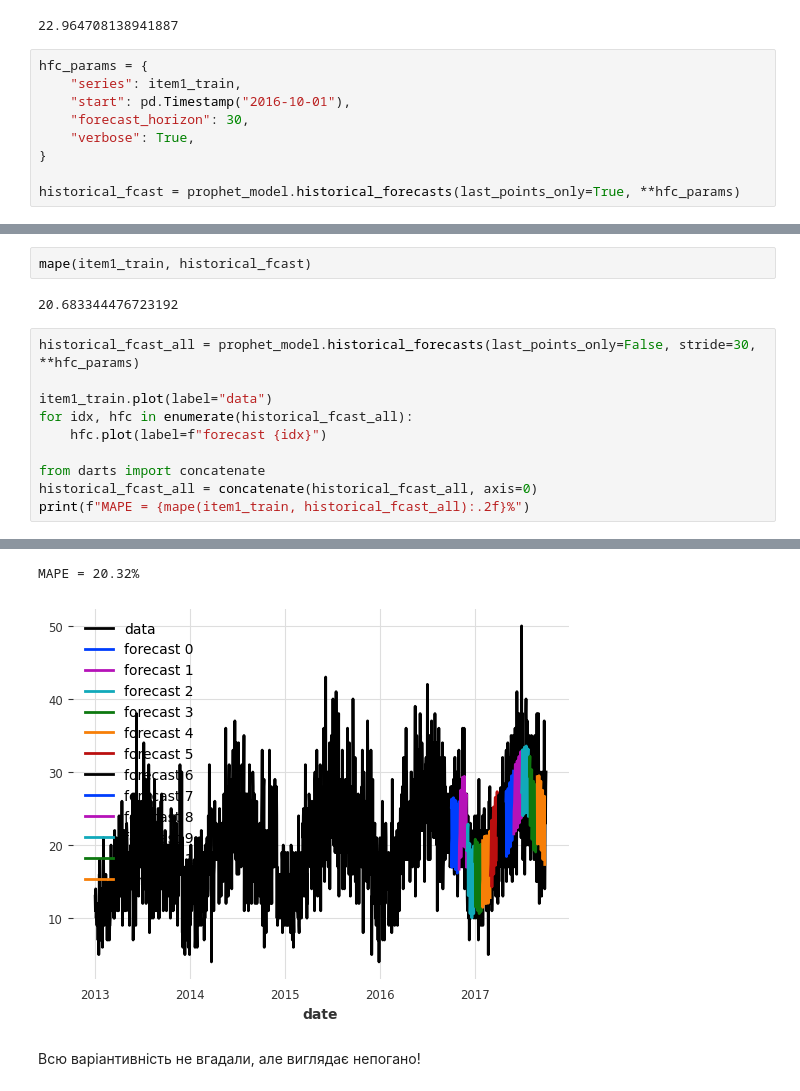
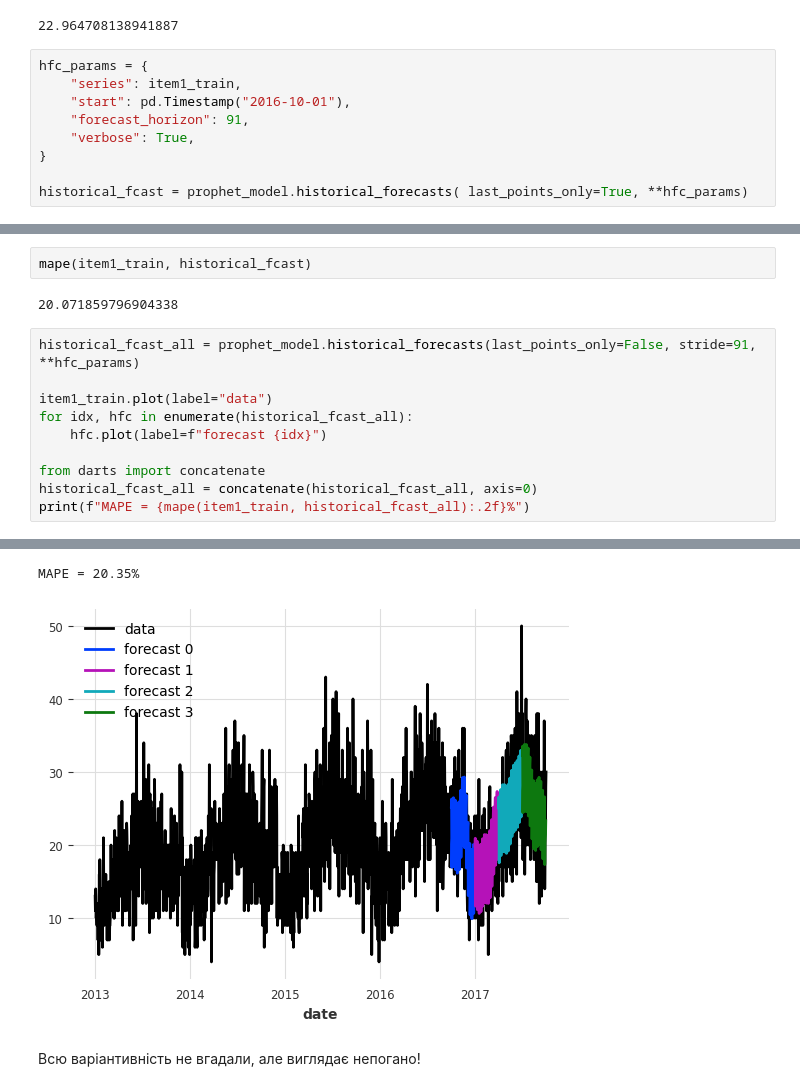
Before and after one commit to Daria-Lytvynenko/ML_course, a Jupyter notebook: HW_2_5_Time_Series_Analysis.ipynb, the cells around one changed output, grey strips where cells are left out. Cells and saved outputs as stored; diff of their text form.

```diff
--- a/HW_2_5_Time_Series_Analysis.ipynb
+++ b/HW_2_5_Time_Series_Analysis.ipynb
@@ -410,9 +436,9 @@ INFO:cmdstanpy:Chain [1] done processing
 hfc_params = {
     "series": item1_train,
     "start": pd.Timestamp("2016-10-01"),
-    "forecast_horizon": 30,
+    "forecast_horizon": 91,
     "verbose": True,
 }
 
-historical_fcast = prophet_model.historical_forecasts(last_points_only=True, **hfc_params)
+historical_fcast = prophet_model.historical_forecasts( last_points_only=True, **hfc_params)
 # %% [output]
@@ -436,9 +462,9 @@ INFO:cmdstanpy:Chain [1] done processing
 # %%
 mape(item1_train, historical_fcast)
 # %% [output]
-20.683344476723192
+20.071859796904338
 # %%
-historical_fcast_all = prophet_model.historical_forecasts(last_points_only=False, stride=30, **hfc_params)
+historical_fcast_all = prophet_model.historical_forecasts(last_points_only=False, stride=91, **hfc_params)
 
 item1_train.plot(label="data")
 for idx, hfc in enumerate(historical_fcast_all):
@@ -467,6 +493,6 @@ INFO:cmdstanpy:Chain [1] start processing
 INFO:cmdstanpy:Chain [1] done processing
-MAPE = 20.32%
+MAPE = 20.35%
-[figure, old version]
+[figure, new version]
 # %% [markdown]
 Всю варіантивність не вгадали, але виглядає непогано!
 # %% [markdown]
```
Also changed, not shown: parts of 10 cells of this notebook.
